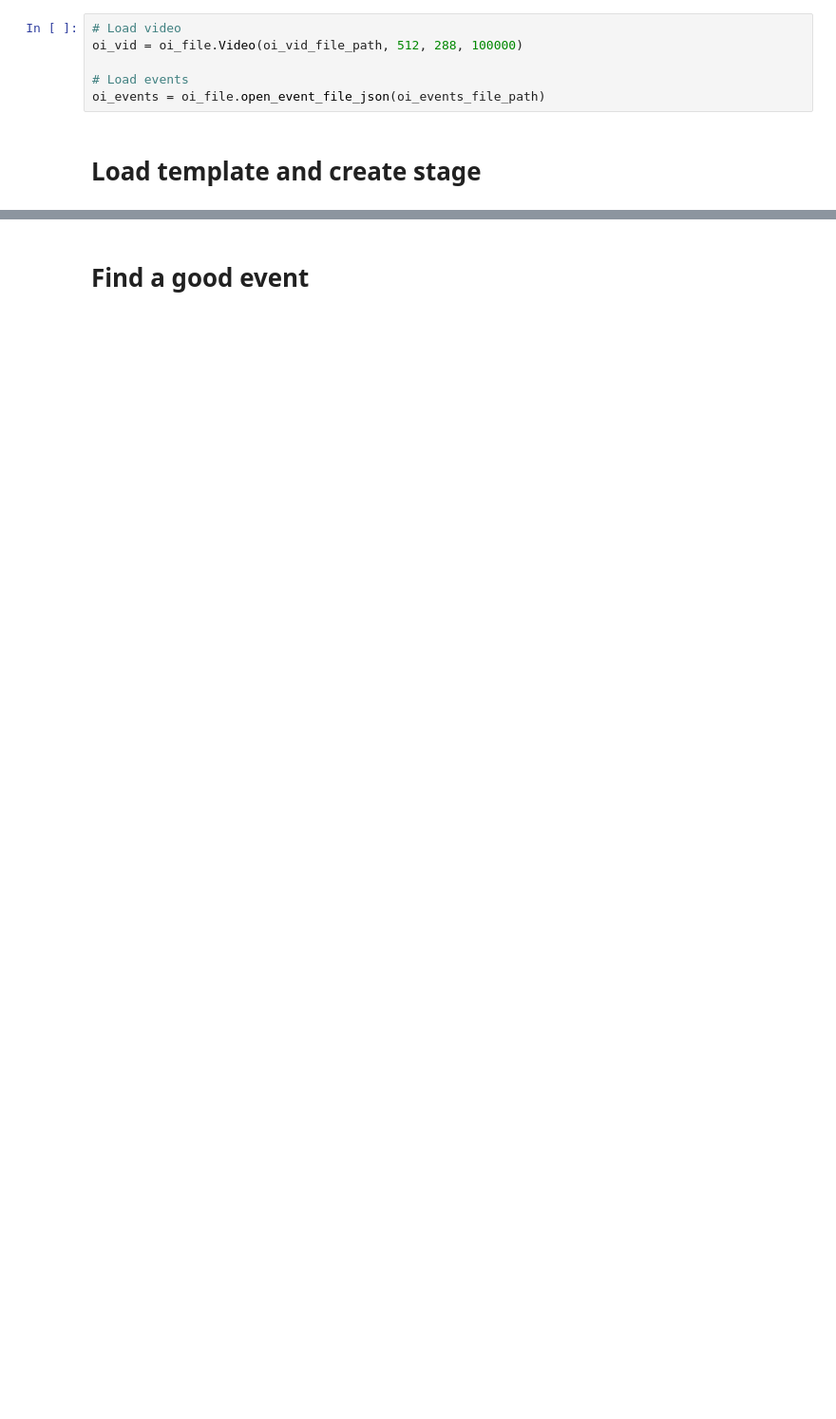
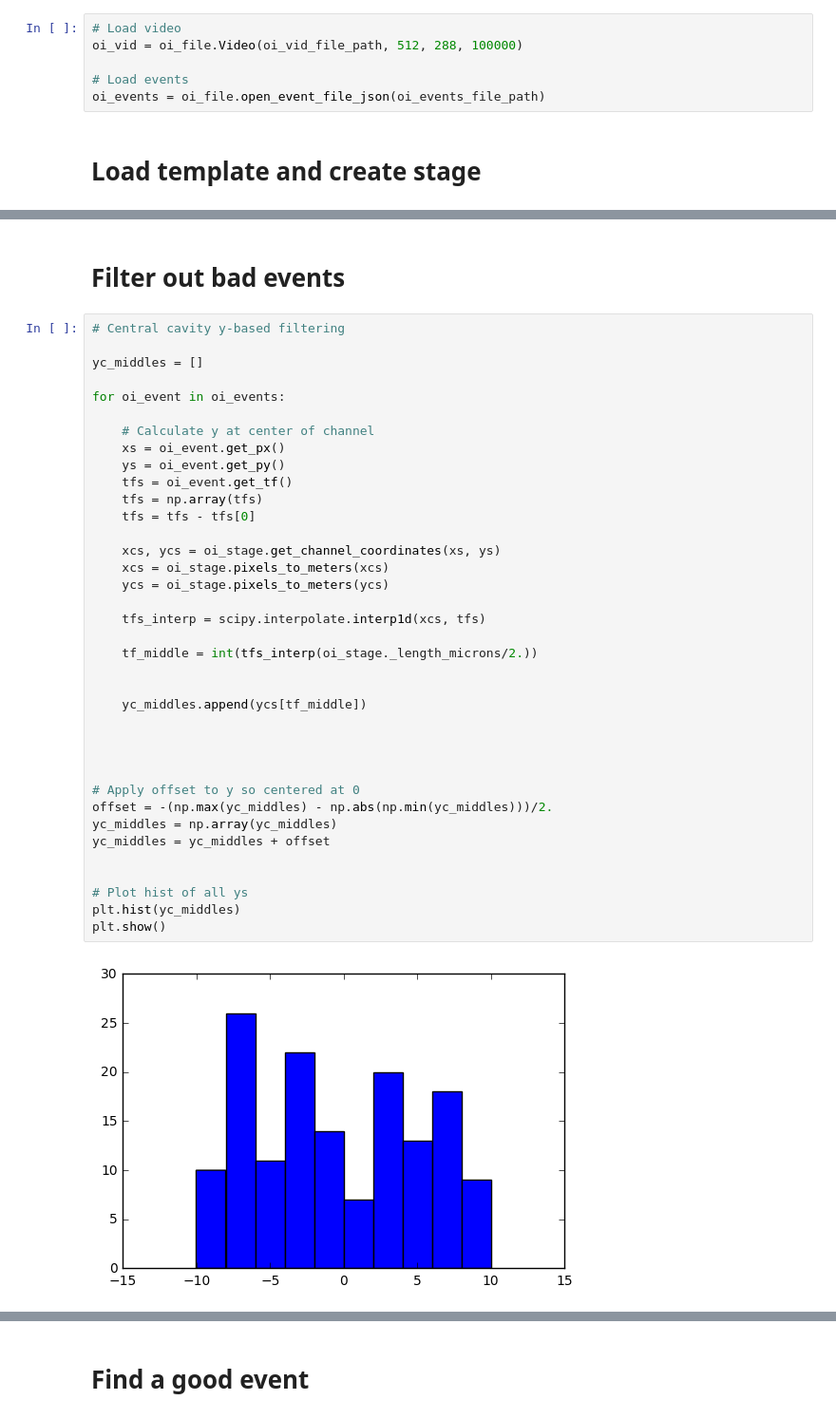
Before and after one commit to codycombs/cell_deformation, a Jupyter notebook: ellipse_fitting_tutorial.ipynb, the cells around one changed output, grey strips where cells are left out. Shown at 95% size. Saved outputs shown, nothing was run; the diff lists cells and outputs as text; blank space fills up the shorter version.

```diff
--- a/ellipse_fitting_tutorial.ipynb
+++ b/ellipse_fitting_tutorial.ipynb
@@ -61,0 +64,41 @@ oi_stage.plot_stage()
+# %% [markdown]
+# Filter out bad events
+# %%
+# Central cavity y-based filtering
+
+yc_middles = []
+
+for oi_event in oi_events:
+
+    # Calculate y at center of channel
+    xs = oi_event.get_px()
+    ys = oi_event.get_py()
+    tfs = oi_event.get_tf()
+    tfs = np.array(tfs)
+    tfs = tfs - tfs[0]
+
+    xcs, ycs = oi_stage.get_channel_coordinates(xs, ys)
+    xcs = oi_stage.pixels_to_meters(xcs)
+    ycs = oi_stage.pixels_to_meters(ycs)
+
+    tfs_interp = scipy.interpolate.interp1d(xcs, tfs)
+
+    tf_middle = int(tfs_interp(oi_stage._length_microns/2.))
+
+
+    yc_middles.append(ycs[tf_middle])
+
+
+
+
+# Apply offset to y so centered at 0
+offset = -(np.max(yc_middles) - np.abs(np.min(yc_middles)))/2.
+yc_middles = np.array(yc_middles)
+yc_middles = yc_middles + offset
+
+
+# Plot hist of all ys
+plt.hist(yc_middles)
+plt.show()
+# %% [output]
+[figure, added]
```
Also changed, not shown: parts of 23 cells of this notebook.
